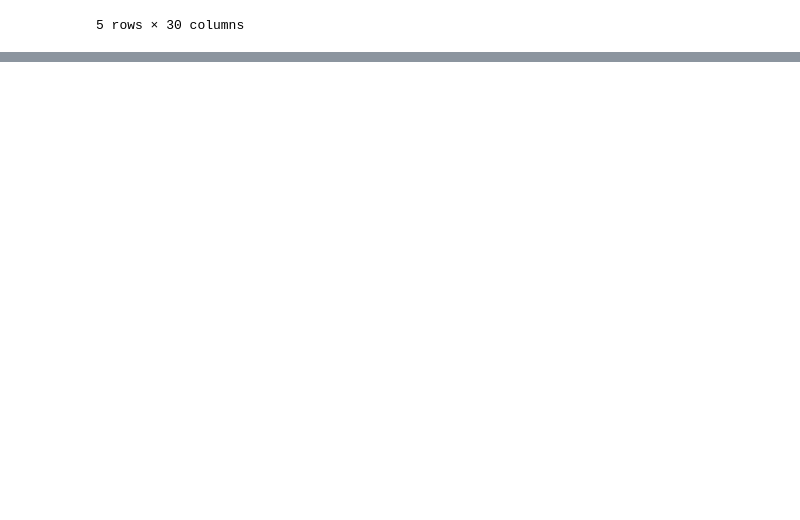
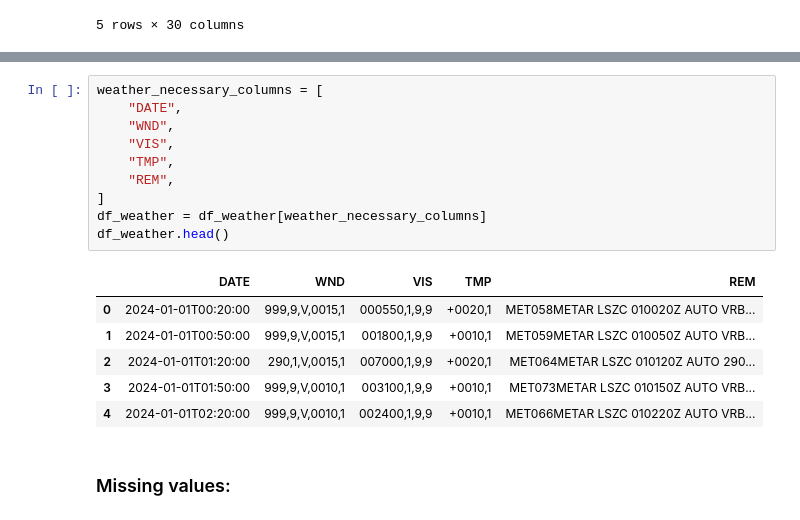
Before and after one commit to minhnguyen051201/DMT_final_project, a Jupyter notebook: collect_clean_data.ipynb, the cells around one changed output, grey strips where cells are left out. Drawn from its saved outputs; the diff is of its cells as text; blank space fills up the shorter version.

Commit message:
cleaned weather data

```diff
--- a/collect_clean_data.ipynb
+++ b/collect_clean_data.ipynb
@@ -38,0 +55,19 @@ df_weather.head(5)
+# %%
+weather_necessary_columns = [
+    "DATE",
+    "WND",
+    "VIS",
+    "TMP",
+    "REM",
+]
+df_weather = df_weather[weather_necessary_columns]
+df_weather.head()
+# %% [output]
+|  | DATE | WND | VIS | TMP | REM |
+| 0 | 2024-01-01T00:20:00 | 999,9,V,0015,1 | 000550,1,9,9 | +0020,1 | MET058METAR LSZC 010020Z AUTO VRB... |
+| 1 | 2024-01-01T00:50:00 | 999,9,V,0015,1 | 001800,1,9,9 | +0010,1 | MET059METAR LSZC 010050Z AUTO VRB... |
+| 2 | 2024-01-01T01:20:00 | 290,1,V,0015,1 | 007000,1,9,9 | +0020,1 | MET064METAR LSZC 010120Z AUTO 290... |
+| 3 | 2024-01-01T01:50:00 | 999,9,V,0010,1 | 003100,1,9,9 | +0010,1 | MET073METAR LSZC 010150Z AUTO VRB... |
+| 4 | 2024-01-01T02:20:00 | 999,9,V,0010,1 | 002400,1,9,9 | +0010,1 | MET066METAR LSZC 010220Z AUTO VRB... |
+# %% [markdown]
+### Missing values:
```
Also changed, not shown: parts of 17 cells of this notebook.
